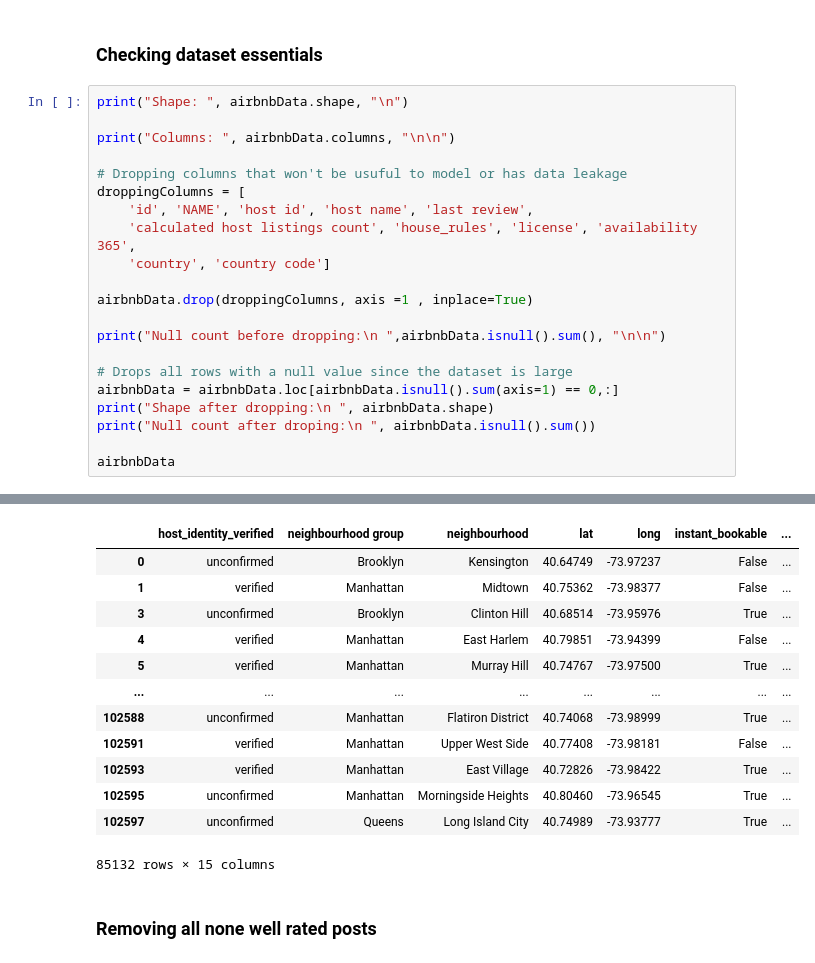
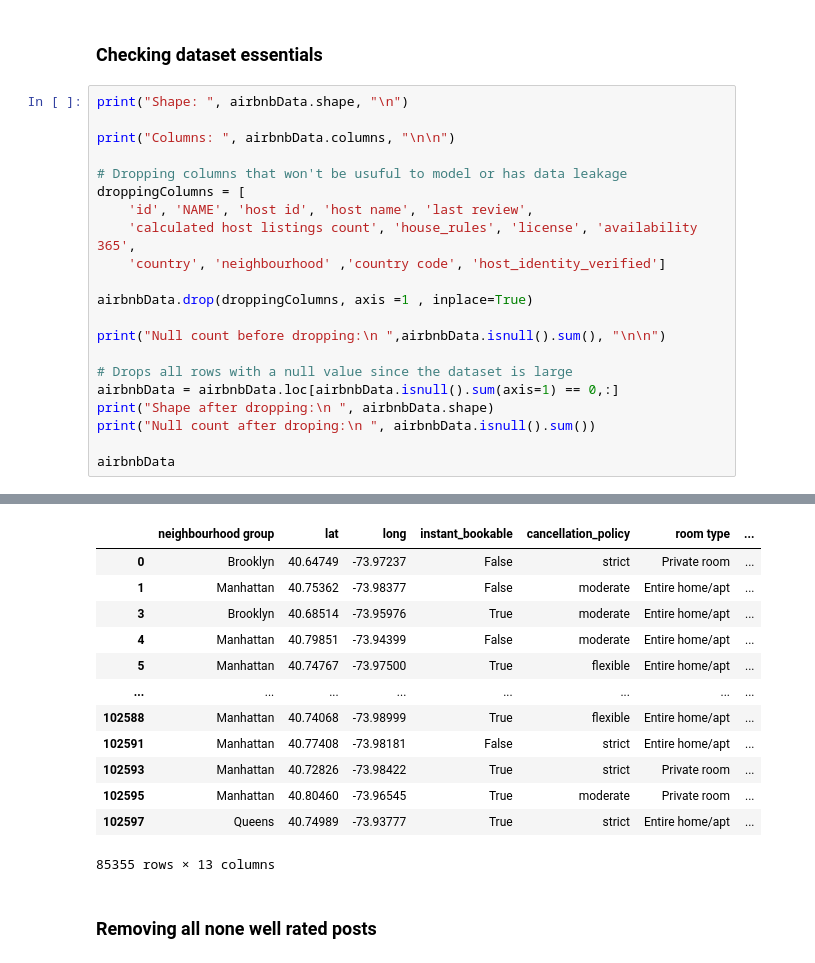
Before and after one commit to jesse51002/React-Airbnb-Price-Prediction-Website, a Jupyter notebook: Airbnb Model Training.ipynb, the cells around one changed output, grey strips where cells are left out. Saved outputs shown, nothing was run; the diff lists cells and outputs as text.

```diff
--- a/Airbnb Model Training.ipynb
+++ b/Airbnb Model Training.ipynb
@@ -25,7 +28,7 @@ print("Columns: ", airbnbData.columns, "\n\n")
 droppingColumns = [
     'id', 'NAME', 'host id', 'host name', 'last review',
     'calculated host listings count', 'house_rules', 'license', 'availability 365',
-    'country', 'country code']
+    'country', 'neighbourhood' ,'country code', 'host_identity_verified']
 
 airbnbData.drop(droppingColumns, axis =1 , inplace=True)
 
@@ -57,17 +60,17 @@ review rate number        0
 dtype: int64
-|  | host_identity_verified | neighbourhood group | neighbourhood | lat | long | instant_bookable | ... |
-| 0 | unconfirmed | Brooklyn | Kensington | 40.64749 | -73.97237 | False | ... |
-| 1 | verified | Manhattan | Midtown | 40.75362 | -73.98377 | False | ... |
-| 3 | unconfirmed | Brooklyn | Clinton Hill | 40.68514 | -73.95976 | True | ... |
-| 4 | verified | Manhattan | East Harlem | 40.79851 | -73.94399 | False | ... |
-| 5 | verified | Manhattan | Murray Hill | 40.74767 | -73.97500 | True | ... |
+|  | neighbourhood group | lat | long | instant_bookable | cancellation_policy | room type | ... |
+| 0 | Brooklyn | 40.64749 | -73.97237 | False | strict | Private room | ... |
+| 1 | Manhattan | 40.75362 | -73.98377 | False | moderate | Entire home/apt | ... |
+| 3 | Brooklyn | 40.68514 | -73.95976 | True | moderate | Entire home/apt | ... |
+| 4 | Manhattan | 40.79851 | -73.94399 | False | moderate | Entire home/apt | ... |
+| 5 | Manhattan | 40.74767 | -73.97500 | True | flexible | Entire home/apt | ... |
 | ... | ... | ... | ... | ... | ... | ... | ... |
-| 102588 | unconfirmed | Manhattan | Flatiron District | 40.74068 | -73.98999 | True | ... |
-| 102591 | verified | Manhattan | Upper West Side | 40.77408 | -73.98181 | False | ... |
-| 102593 | verified | Manhattan | East Village | 40.72826 | -73.98422 | True | ... |
-| 102595 | unconfirmed | Manhattan | Morningside Heights | 40.80460 | -73.96545 | True | ... |
-| 102597 | unconfirmed | Queens | Long Island City | 40.74989 | -73.93777 | True | ... |
+| 102588 | Manhattan | 40.74068 | -73.98999 | True | flexible | Entire home/apt | ... |
+| 102591 | Manhattan | 40.77408 | -73.98181 | False | strict | Entire home/apt | ... |
+| 102593 | Manhattan | 40.72826 | -73.98422 | True | strict | Private room | ... |
+| 102595 | Manhattan | 40.80460 | -73.96545 | True | moderate | Private room | ... |
+| 102597 | Queens | 40.74989 | -73.93777 | True | strict | Entire home/apt | ... |
-85132 rows × 15 columns
+85355 rows × 13 columns
 # %% [markdown]
 ### Removing all none well rated posts
 # %%
```
Also changed, not shown: parts of 31 cells of this notebook, 1 other file.
